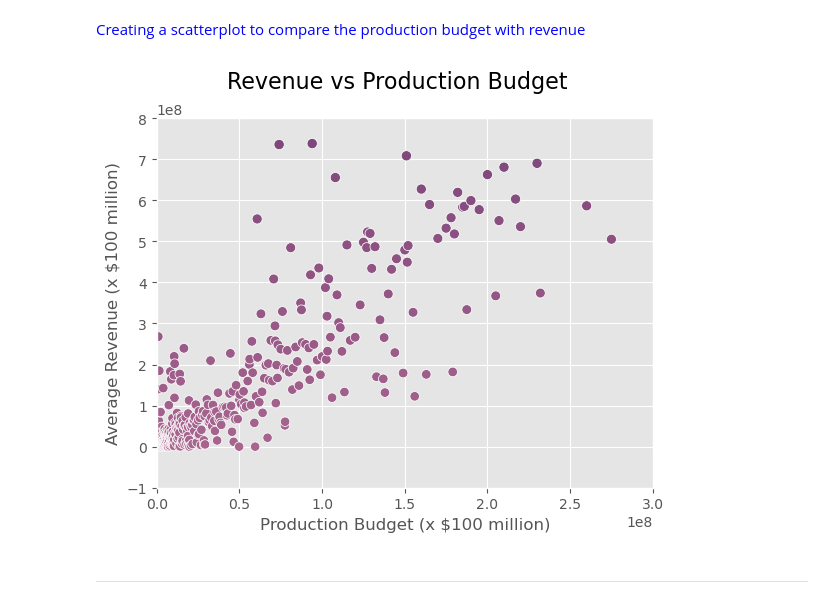
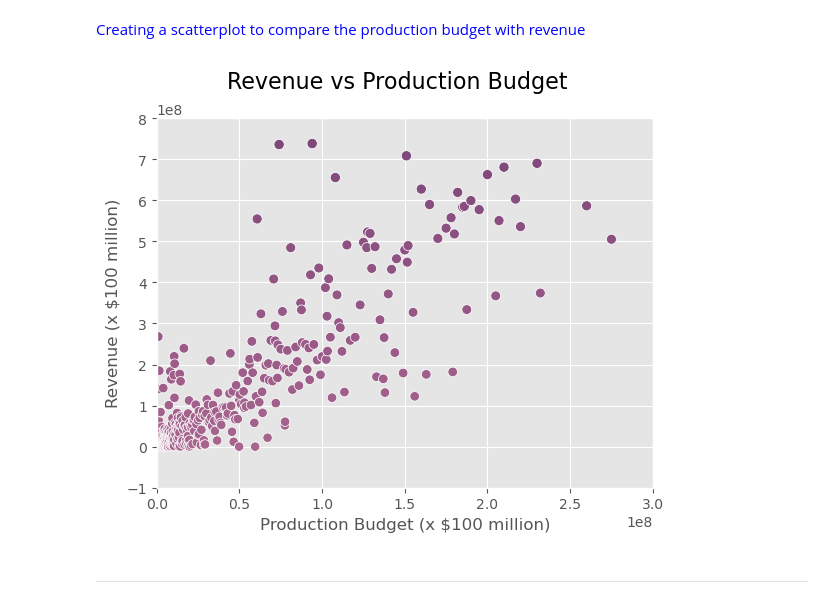
Before and after one commit to Warren-Morelli/-Movie-Analysis-for-Microsoft, a Jupyter notebook: Final Notebook, Factors That Determine a Successful Film.ipynb, the cells around one changed output. Cells and saved outputs as stored; diff of their text form; code cells hidden in the pictures.

```diff
--- a/Final Notebook, Factors That Determine a Successful Film.ipynb
+++ b/Final Notebook, Factors That Determine a Successful Film.ipynb
@@ -499,26 +501,26 @@ df4_budget_mean.head(3)
 # %%
 #create histogram to read data
 x=df4_budget_mean['production_budget']
 y=df4_budget_mean['worldwide_gross']
 
 font = {'family' : 'normal',
         'size'   : 10}
 plt.rc('font', **font)
 
 sns.scatterplot(data = df4_budget_mean, x = "production_budget", y =  "worldwide_gross", hue="worldwide_gross", legend = False, size="worldwide_gross")
 #sns.lineplot(data = df4_budget_mean, x = "production_budget", y =  "worldwide_gross")
 
 plt.suptitle("Revenue vs Production Budget", fontsize=16)
-plt.ylabel('Average Revenue (x $100 million)', fontsize=12)
+plt.ylabel('Revenue (x $100 million)', fontsize=12)
 plt.xlabel('Production Budget (x $100 million)', fontsize=12)
 
 
 plt.xlim(0, 300000000)
 plt.ylim(-100000000, 800000000)
 
 plt.show()
 # %% [output]
-[figure, old version]
+[figure, new version]
 # %% [markdown]
 ***
 # %% [markdown]
```
Also changed, not shown: parts of 9 cells of this notebook, 5 other files.
